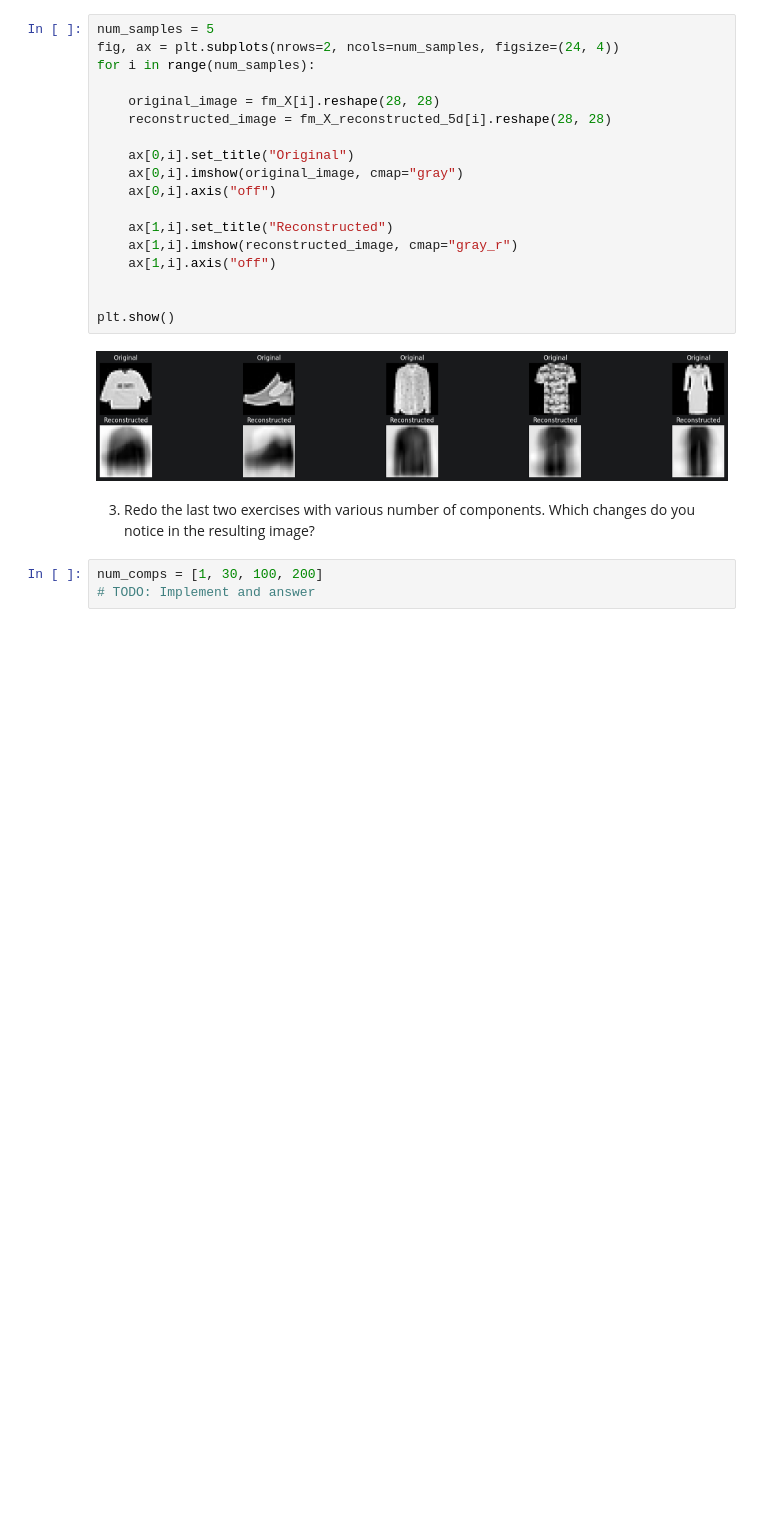
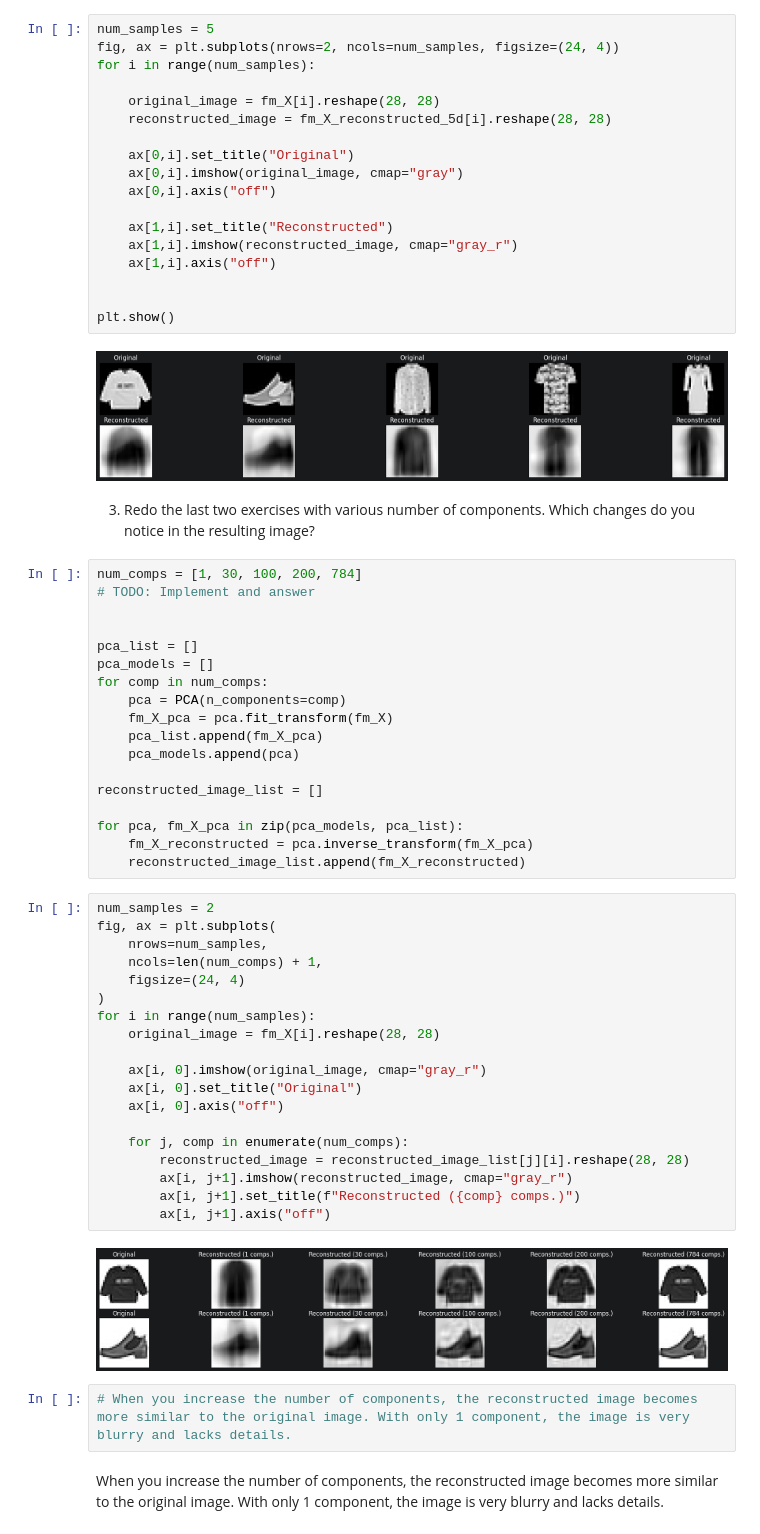
Before and after one commit to seiferla/ml-exercise, a Jupyter notebook: A4_Principal_Component_Analysis.ipynb, the cells around one changed output. Drawn from its saved outputs; the diff is of its cells as text; blank space fills up the shorter version.

Commit message:
update A4 notebook: implement PCA reconstruction and add visualization for components comparison

```diff
--- a/A4_Principal_Component_Analysis.ipynb
+++ b/A4_Principal_Component_Analysis.ipynb
@@ -501,6 +501,46 @@ plt.show()
 [figure]
 # %% [markdown]
 3. Redo the last two exercises with various number of components. Which changes do you notice in the resulting image?
-# %%
-num_comps = [1, 30, 100, 200]
-# TODO: Implement and answer
+# %%
+num_comps = [1, 30, 100, 200, 784]
+# TODO: Implement and answer
+
+
+pca_list = []
+pca_models = []
+for comp in num_comps:
+    pca = PCA(n_components=comp)
+    fm_X_pca = pca.fit_transform(fm_X)
+    pca_list.append(fm_X_pca)
+    pca_models.append(pca)
+
+reconstructed_image_list = []
+
+for pca, fm_X_pca in zip(pca_models, pca_list):
+    fm_X_reconstructed = pca.inverse_transform(fm_X_pca)
+    reconstructed_image_list.append(fm_X_reconstructed)
+# %%
+num_samples = 2
+fig, ax = plt.subplots(
+    nrows=num_samples,
+    ncols=len(num_comps) + 1,
+    figsize=(24, 4)
+)
+for i in range(num_samples):
+    original_image = fm_X[i].reshape(28, 28)
+
+    ax[i, 0].imshow(original_image, cmap="gray_r")
+    ax[i, 0].set_title("Original")
+    ax[i, 0].axis("off")
+
+    for j, comp in enumerate(num_comps):
+        reconstructed_image = reconstructed_image_list[j][i].reshape(28, 28)
+        ax[i, j+1].imshow(reconstructed_image, cmap="gray_r")
+        ax[i, j+1].set_title(f"Reconstructed ({comp} comps.)")
+        ax[i, j+1].axis("off")
+# %% [output]
+[figure, added]
+# %%
+# When you increase the number of components, the reconstructed image becomes more similar to the original image. With only 1 component, the image is very blurry and lacks details.
+# %% [markdown]
+When you increase the number of components, the reconstructed image becomes more similar to the original image. With only 1 component, the image is very blurry and lacks details.
```
